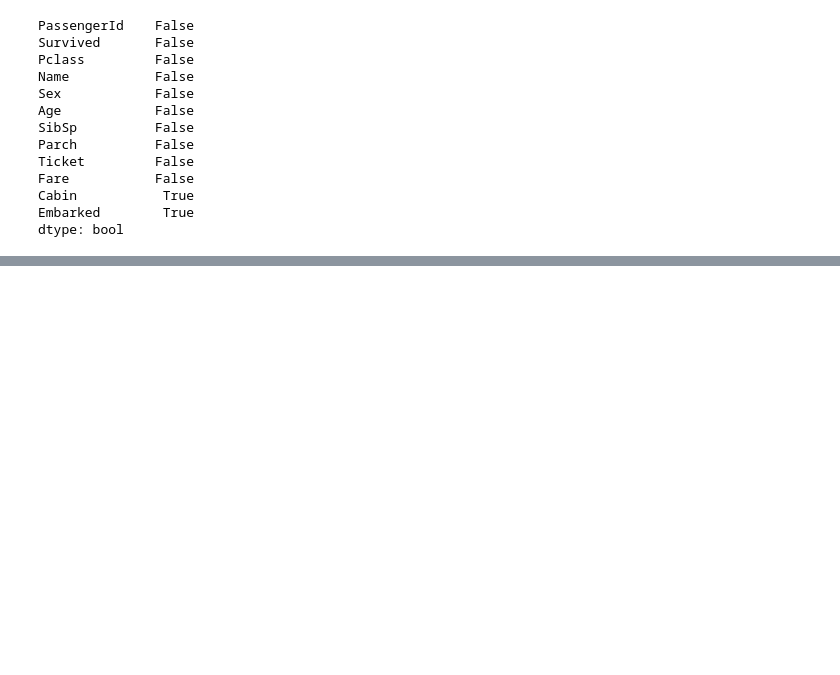
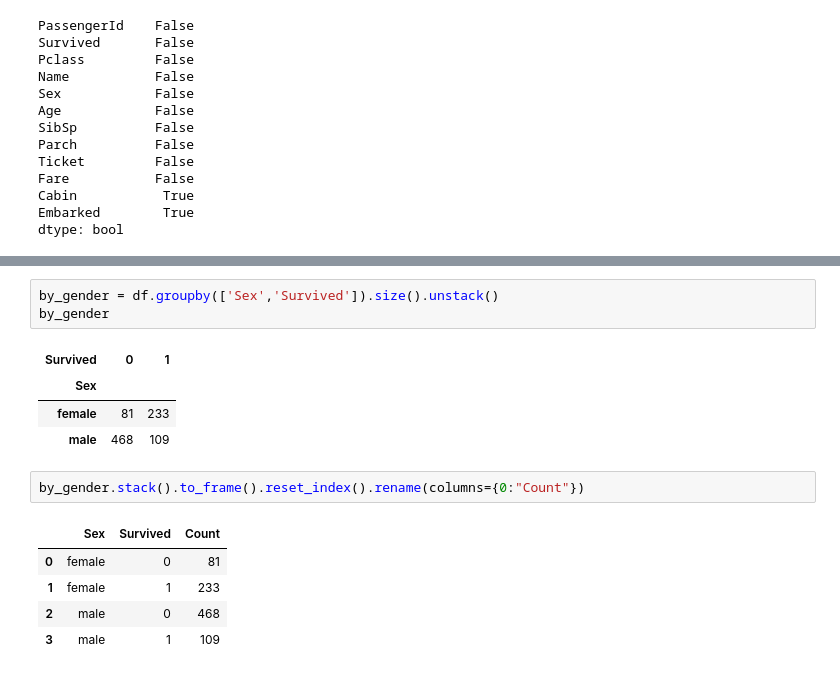
Before and after one commit to Edwardp17/ml_practice, a Jupyter notebook: Titanic.ipynb, the cells around one changed output, grey strips where cells are left out. Saved outputs shown, nothing was run; the diff lists cells and outputs as text; blank space fills up the shorter version.

```diff
--- a/Titanic.ipynb
+++ b/Titanic.ipynb
@@ -203,3 +203,19 @@ femaleover30survived.dropna()
 | 862 | 863 | 1 | 1 | Swift, Mrs. Frederick Joel (Marga... | female | 48.0 | 0 | 0 | 17466 | 25.9292 | ... |
 | 871 | 872 | 1 | 1 | Beckwith, Mrs. Richard Leonard (S... | female | 47.0 | 1 | 1 | 11751 | 52.5542 | ... |
 | 879 | 880 | 1 | 1 | Potter, Mrs. Thomas Jr (Lily Alex... | female | 56.0 | 0 | 1 | 11767 | 83.1583 | ... |
+# %%
+by_gender = df.groupby(['Sex','Survived']).size().unstack()
+by_gender
+# %% [output]
+| Survived | 0 | 1 |
+| Sex |  |  |
+| female | 81 | 233 |
+| male | 468 | 109 |
+# %%
+by_gender.stack().to_frame().reset_index().rename(columns={0:"Count"})
+# %% [output]
+|  | Sex | Survived | Count |
+| 0 | female | 0 | 81 |
+| 1 | female | 1 | 233 |
+| 2 | male | 0 | 468 |
+| 3 | male | 1 | 109 |
```
Also changed, not shown: parts of 1 cell of this notebook.
